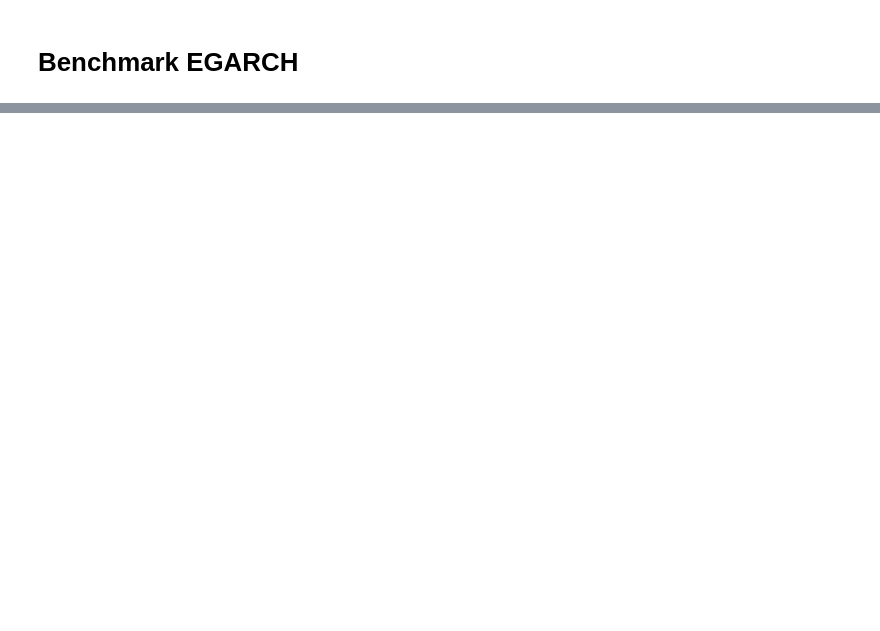
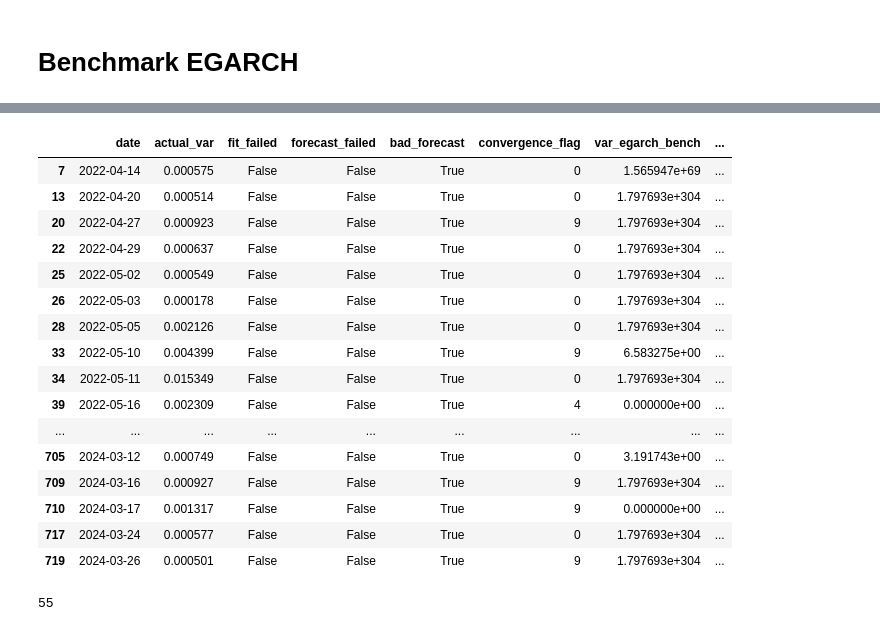
Before and after one commit to Therulow/DSE4211-GRP13, a Jupyter notebook: benchmark garch/egarch.ipynb, the cells around one changed output, grey strips where cells are left out. Drawn from its saved outputs; the diff is of its cells as text; code cells hidden in the pictures; blank space fills up the shorter version.

```diff
--- a/benchmark garch/egarch.ipynb
+++ b/benchmark garch/egarch.ipynb
@@ -15,0 +579,21 @@ FileNotFoundError: [Errno 2] No such file or directory: '../data/df_with_2regime
+# %%
+res_debug = rolling_egarch_benchmark_eval(
+    df_full=df,
+    start_idx=eval_start_idx,
+    end_idx=eval_end_idx,
+    return_col="log_return",
+    realized_var_col="realized_variance",
+    date_col="date",
+    rolling_window=365,
+    p=1,
+    q=1,
+    o=1,
+    mean="constant",
+    vol="EGARCH",
+    dist="t",
+    min_obs=200,
+    debug=True
+)
+
+# convert to df
+res_debug_df = pd.DataFrame(res_debug)
@@ -15,0 +783,45 @@ FileNotFoundError: [Errno 2] No such file or directory: '../data/df_with_2regime
+# %%
+problem_mask = (
+    res_debug_df["fit_failed"] |
+    res_debug_df["forecast_failed"] |
+    res_debug_df["bad_forecast"] |
+    (~np.isfinite(res_debug_df["var_egarch_bench"]))
+)
+
+problem_rows = res_debug_df.loc[problem_mask].copy()
+
+problem_rows[[
+    "date",
+    "actual_var",
+    "fit_failed",
+    "forecast_failed",
+    "bad_forecast",
+    "convergence_flag",
+    "var_egarch_bench",
+    "max_abs_return",
+    "train_std",
+    "max_cond_var",
+    "min_cond_var"
+]].head(20)
+# %% [output]
+|  | date | actual_var | fit_failed | forecast_failed | bad_forecast | convergence_flag | var_egarch_bench | ... |
+| 7 | 2022-04-14 | 0.000575 | False | False | True | 0 | 1.565947e+69 | ... |
+| 13 | 2022-04-20 | 0.000514 | False | False | True | 0 | 1.797693e+304 | ... |
+| 20 | 2022-04-27 | 0.000923 | False | False | True | 9 | 1.797693e+304 | ... |
+| 22 | 2022-04-29 | 0.000637 | False | False | True | 0 | 1.797693e+304 | ... |
+| 25 | 2022-05-02 | 0.000549 | False | False | True | 0 | 1.797693e+304 | ... |
+| 26 | 2022-05-03 | 0.000178 | False | False | True | 0 | 1.797693e+304 | ... |
+| 28 | 2022-05-05 | 0.002126 | False | False | True | 0 | 1.797693e+304 | ... |
+| 33 | 2022-05-10 | 0.004399 | False | False | True | 9 | 6.583275e+00 | ... |
+| 34 | 2022-05-11 | 0.015349 | False | False | True | 0 | 1.797693e+304 | ... |
+| 39 | 2022-05-16 | 0.002309 | False | False | True | 4 | 0.000000e+00 | ... |
+| ... | ... | ... | ... | ... | ... | ... | ... | ... |
+| 705 | 2024-03-12 | 0.000749 | False | False | True | 0 | 3.191743e+00 | ... |
+| 709 | 2024-03-16 | 0.000927 | False | False | True | 9 | 1.797693e+304 | ... |
+| 710 | 2024-03-17 | 0.001317 | False | False | True | 9 | 0.000000e+00 | ... |
+| 717 | 2024-03-24 | 0.000577 | False | False | True | 0 | 1.797693e+304 | ... |
+| 719 | 2024-03-26 | 0.000501 | False | False | True | 9 | 1.797693e+304 | ... |
+# %%
+len(problem_rows)
+# %% [output]
+55
```
Also changed, not shown: parts of 12 cells of this notebook.
